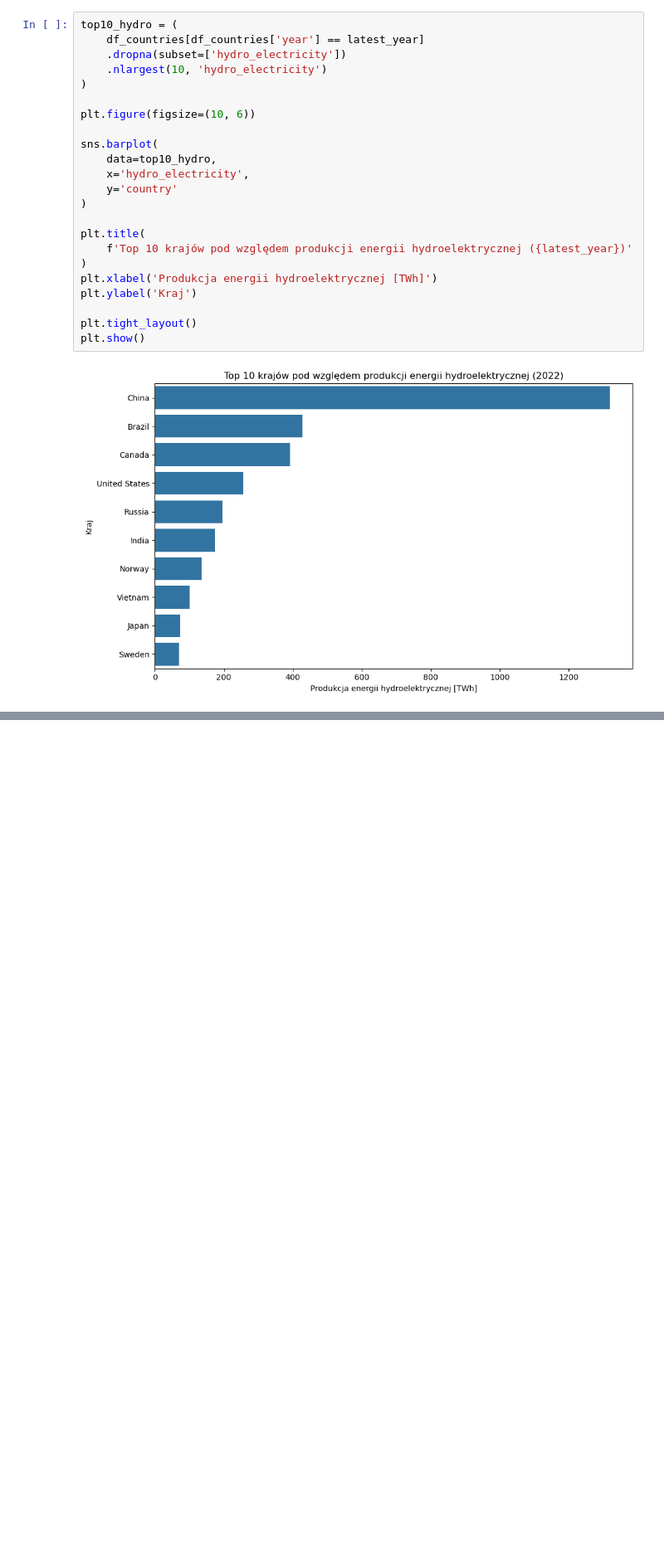
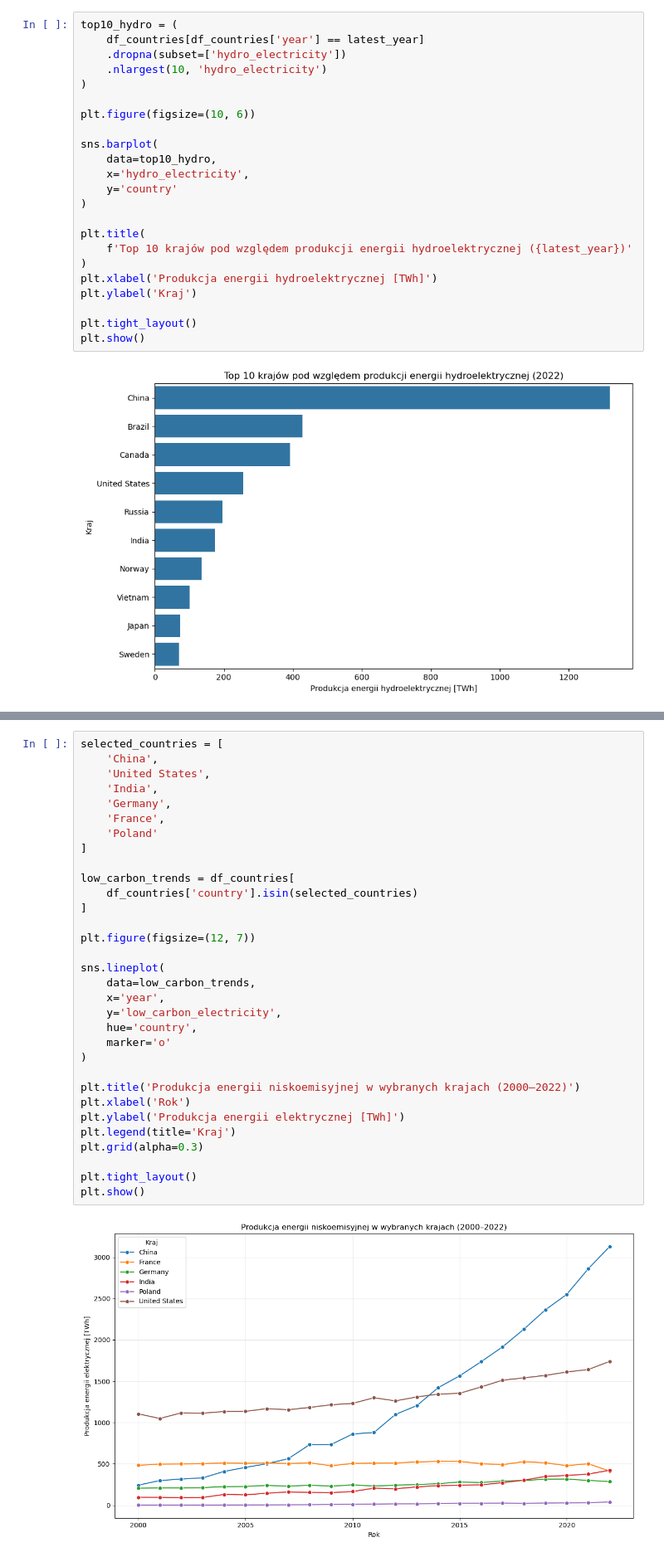
Before and after one commit to olaramota-beep/AWDP-projekt-do-oddania, a Jupyter notebook: Diagnostyka danych i wizualizacja.ipynb, the cells around one changed output, grey strips where cells are left out. Shown at 83% size. Drawn from its saved outputs; the diff is of its cells as text; blank space fills up the shorter version.

```diff
--- a/Diagnostyka danych i wizualizacja.ipynb
+++ b/Diagnostyka danych i wizualizacja.ipynb
@@ -589,0 +594,34 @@ plt.show()
+# %%
+selected_countries = [
+    'China',
+    'United States',
+    'India',
+    'Germany',
+    'France',
+    'Poland'
+]
+
+low_carbon_trends = df_countries[
+    df_countries['country'].isin(selected_countries)
+]
+
+plt.figure(figsize=(12, 7))
+
+sns.lineplot(
+    data=low_carbon_trends,
+    x='year',
+    y='low_carbon_electricity',
+    hue='country',
+    marker='o'
+)
+
+plt.title('Produkcja energii niskoemisyjnej w wybranych krajach (2000–2022)')
+plt.xlabel('Rok')
+plt.ylabel('Produkcja energii elektrycznej [TWh]')
+plt.legend(title='Kraj')
+plt.grid(alpha=0.3)
+
+plt.tight_layout()
+plt.show()
+# %% [output]
+[figure, added]
```
Also changed, not shown: parts of 3 cells of this notebook.
